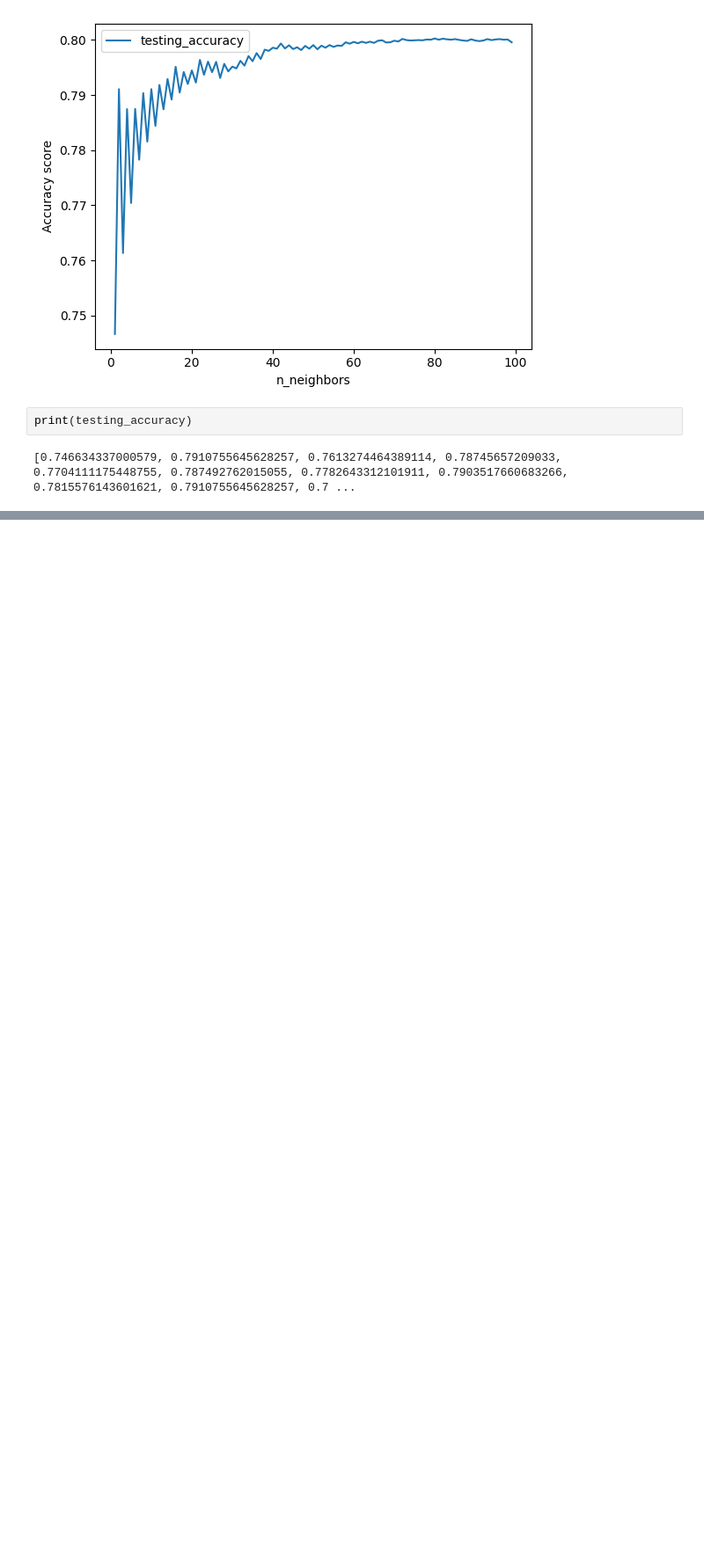
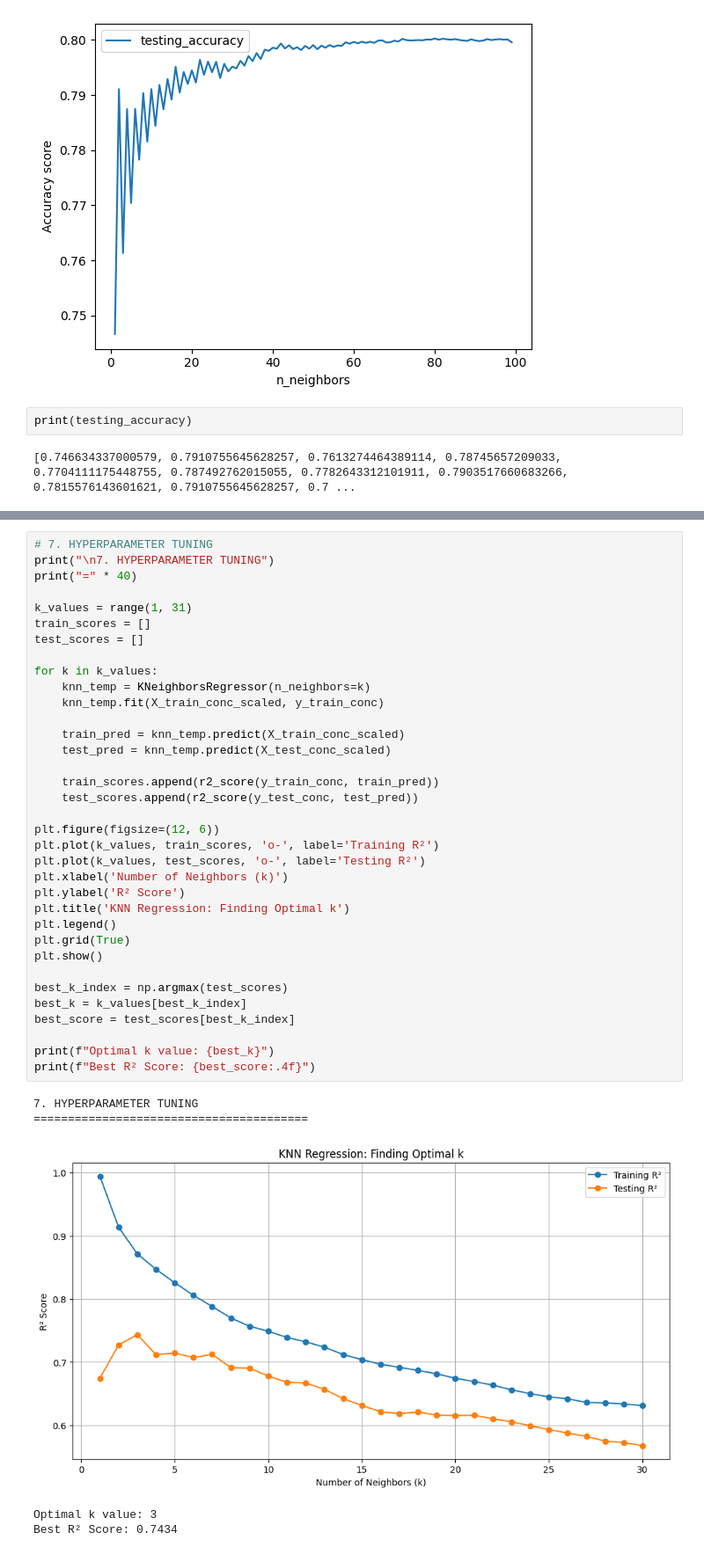
Before and after one commit to soipanhamisi/KNN_Classification_Regression_Analysis, a Jupyter notebook: notebooks/assignment_2.ipynb, the cells around one changed output, grey strips where cells are left out. Shown at 88% size. Cells and saved outputs as stored; diff of their text form; blank space fills up the shorter version.

```diff
--- a/notebooks/assignment_2.ipynb
+++ b/notebooks/assignment_2.ipynb
@@ -485,0 +706,41 @@ print(testing_accuracy)
+# %%
+# 7. HYPERPARAMETER TUNING
+print("\n7. HYPERPARAMETER TUNING")
+print("=" * 40)
+
+k_values = range(1, 31)
+train_scores = []
+test_scores = []
+
+for k in k_values:
+    knn_temp = KNeighborsRegressor(n_neighbors=k)
+    knn_temp.fit(X_train_conc_scaled, y_train_conc)
+
+    train_pred = knn_temp.predict(X_train_conc_scaled)
+    test_pred = knn_temp.predict(X_test_conc_scaled)
+
+    train_scores.append(r2_score(y_train_conc, train_pred))
+    test_scores.append(r2_score(y_test_conc, test_pred))
+
+plt.figure(figsize=(12, 6))
+plt.plot(k_values, train_scores, 'o-', label='Training R²')
+plt.plot(k_values, test_scores, 'o-', label='Testing R²')
+plt.xlabel('Number of Neighbors (k)')
+plt.ylabel('R² Score')
+plt.title('KNN Regression: Finding Optimal k')
+plt.legend()
+plt.grid(True)
+plt.show()
+
+best_k_index = np.argmax(test_scores)
+best_k = k_values[best_k_index]
+best_score = test_scores[best_k_index]
+
+print(f"Optimal k value: {best_k}")
+print(f"Best R² Score: {best_score:.4f}")
+# %% [output]
+7. HYPERPARAMETER TUNING
+========================================
+[figure, added]
+Optimal k value: 3
+Best R² Score: 0.7434
```
Also changed, not shown: parts of 18 cells of this notebook, 1 other file.
